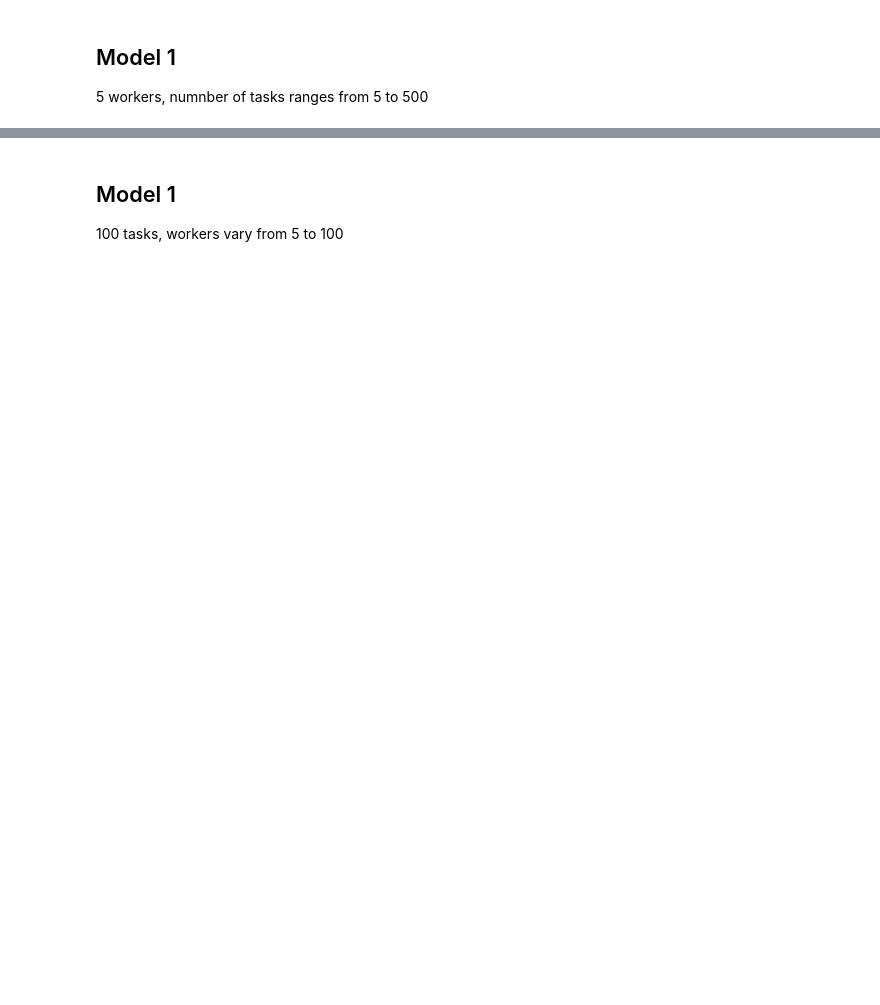
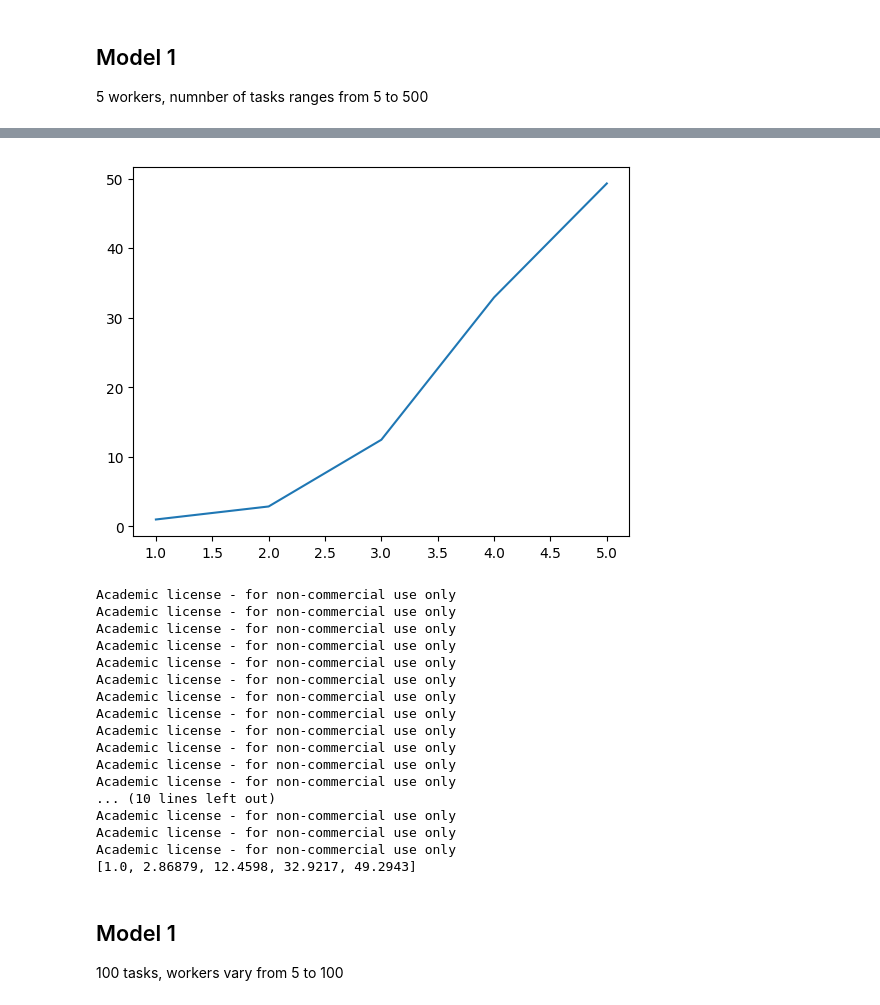
Before and after one commit to erinzm/ece524project, a Jupyter notebook: Timing Models.ipynb, the cells around one changed output, grey strips where cells are left out. Drawn from its saved outputs; the diff is of its cells as text; code cells hidden in the pictures; blank space fills up the shorter version.

Commit message:
Edited timing models Found code for creating example network

```diff
--- a/Timing Models.ipynb
+++ b/Timing Models.ipynb
@@ -0,0 +139,5 @@
+# %%
+## have consistent scale factor and averages
+
+scaleFactor = 20
+averages = 5
@@ -64,3 +150,41 @@ Academic license - for non-commercial use only
+# %%
+using JuMP, Gurobi, PyPlot
+
+N = 5; M= 5 # task, worker, time inital values
+#scaleFactor = 20
+#averages = 5
+timer = zeros(scaleFactor)
+
+for p=1:averages
+    for u=1:scaleFactor
+        timer[u] = timer[u] + simpleModel(N*u,M)
+    end
+end
+
+speed = timer./timer[1]
+
+plot(1:scaleFactor,speed)
+println("Relative speed: ", speed)
+println("Timer to solve: ", timer)
+# %% [output]
+[figure, added]
+Academic license - for non-commercial use only
+Academic license - for non-commercial use only
+Academic license - for non-commercial use only
+Academic license - for non-commercial use only
+Academic license - for non-commercial use only
+Academic license - for non-commercial use only
+Academic license - for non-commercial use only
+Academic license - for non-commercial use only
+Academic license - for non-commercial use only
+Academic license - for non-commercial use only
+Academic license - for non-commercial use only
+Academic license - for non-commercial use only
+... (10 lines left out)
+Academic license - for non-commercial use only
+Academic license - for non-commercial use only
+Academic license - for non-commercial use only
+[1.0, 2.86879, 12.4598, 32.9217, 49.2943]
 # %% [markdown]
 ## Model 1
 
```
Also changed, not shown: parts of 21 cells of this notebook, 1 other file.
